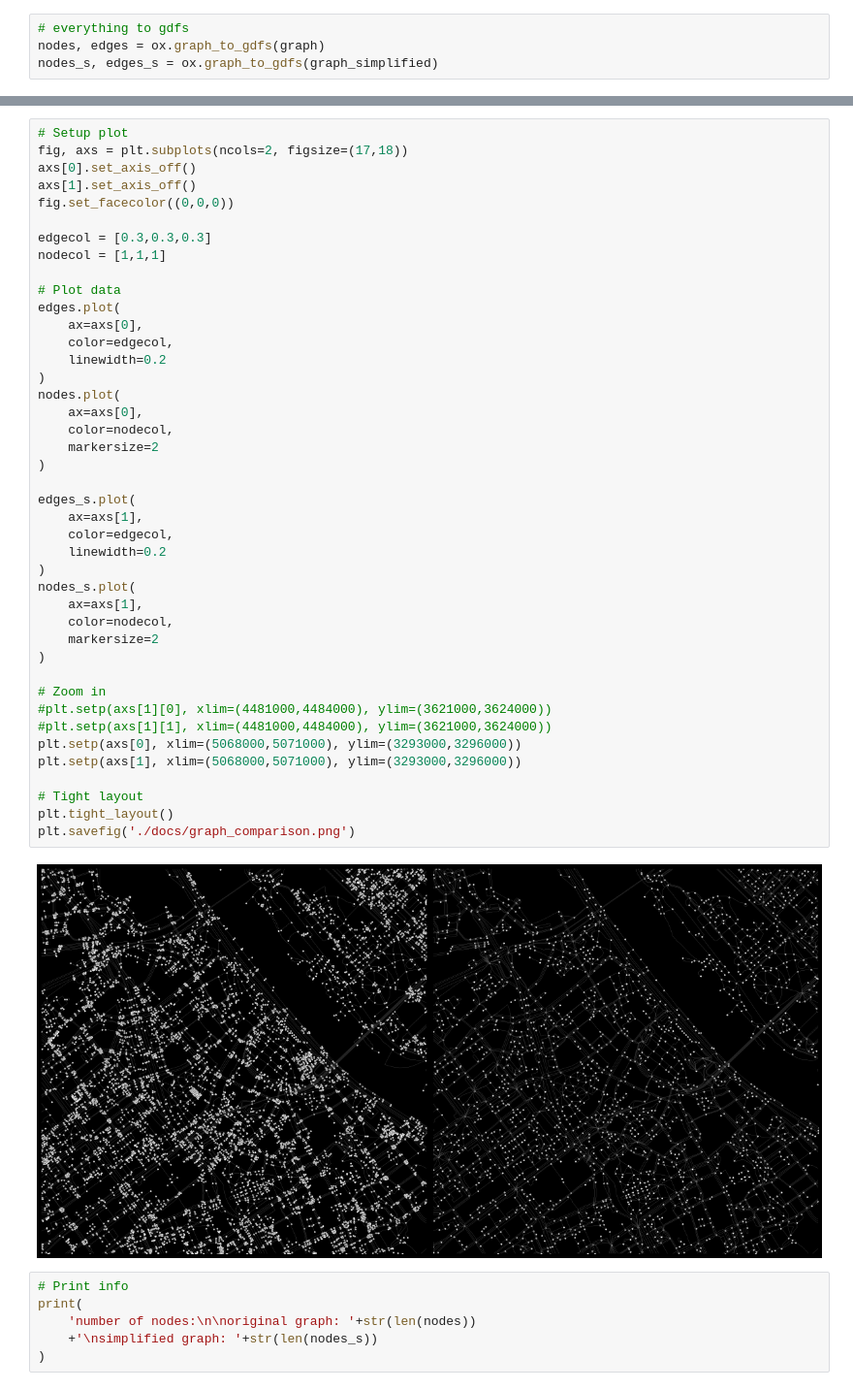
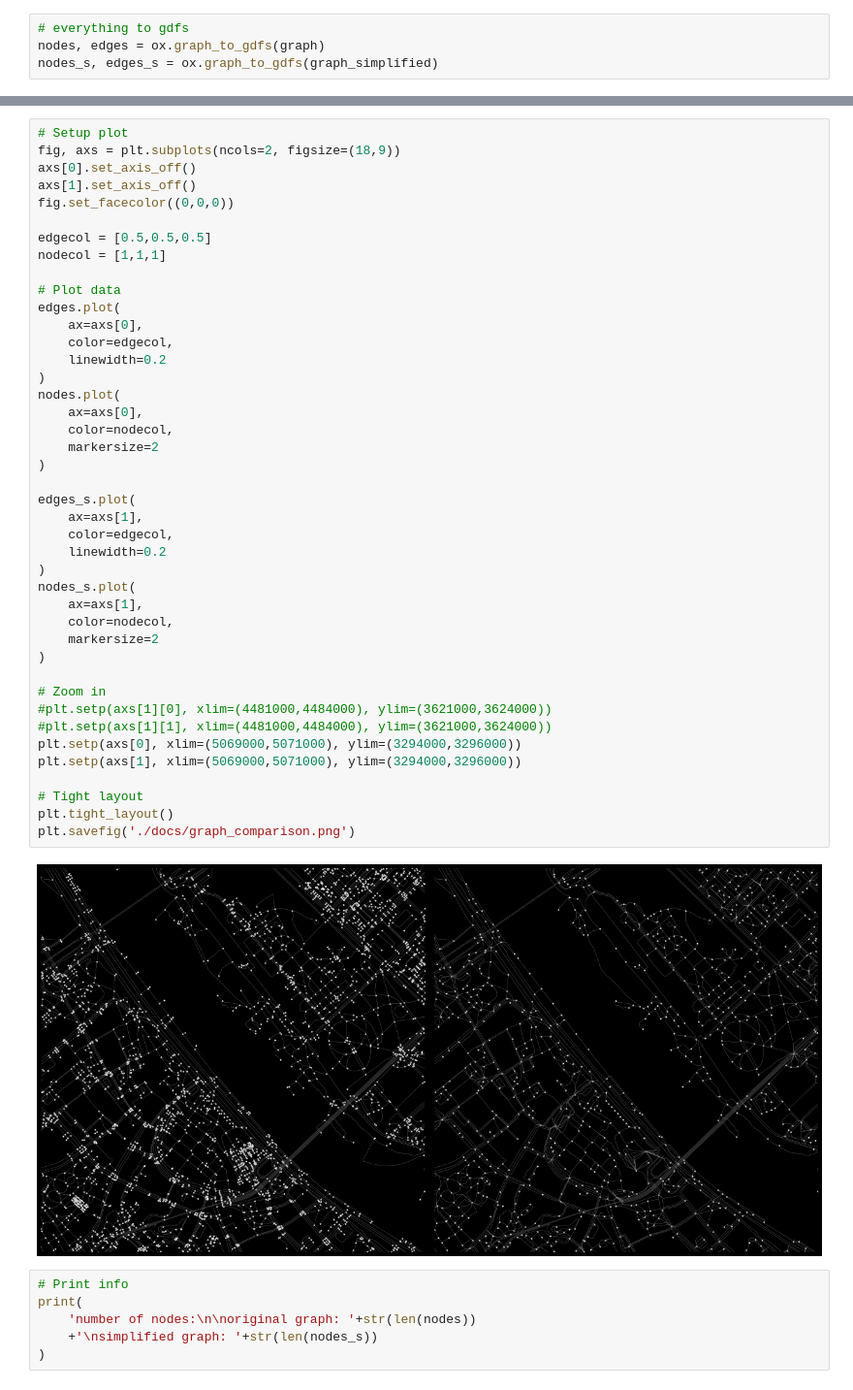
Before and after one commit to eemilhaa/walkability-analysis, a Jupyter notebook: intersection_counts.ipynb, the cells around one changed output, grey strips where cells are left out. Shown at 97% size. Cells and saved outputs as stored; diff of their text form.

Commit message:
new plots

```diff
--- a/intersection_counts.ipynb
+++ b/intersection_counts.ipynb
@@ -80,48 +80,48 @@ plt.savefig('./docs/graph_overview.png')
 [figure]
 # %%
 # Setup plot
-fig, axs = plt.subplots(ncols=2, figsize=(17,18))
+fig, axs = plt.subplots(ncols=2, figsize=(18,9))
 axs[0].set_axis_off()
 axs[1].set_axis_off()
 fig.set_facecolor((0,0,0))
 
-edgecol = [0.3,0.3,0.3]
+edgecol = [0.5,0.5,0.5]
 nodecol = [1,1,1]
 
 # Plot data
 edges.plot(
     ax=axs[0],
     color=edgecol,
     linewidth=0.2
 )
 nodes.plot(
     ax=axs[0],
     color=nodecol,
     markersize=2
 )
 
 edges_s.plot(
     ax=axs[1],
     color=edgecol,
     linewidth=0.2
 )
 nodes_s.plot(
     ax=axs[1],
     color=nodecol,
     markersize=2
 )
 
 # Zoom in
 #plt.setp(axs[1][0], xlim=(4481000,4484000), ylim=(3621000,3624000))
 #plt.setp(axs[1][1], xlim=(4481000,4484000), ylim=(3621000,3624000))
-plt.setp(axs[0], xlim=(5068000,5071000), ylim=(3293000,3296000))
-plt.setp(axs[1], xlim=(5068000,5071000), ylim=(3293000,3296000))
+plt.setp(axs[0], xlim=(5069000,5071000), ylim=(3294000,3296000))
+plt.setp(axs[1], xlim=(5069000,5071000), ylim=(3294000,3296000))
 
 # Tight layout
 plt.tight_layout()
 plt.savefig('./docs/graph_comparison.png')
 # %% [output]
-[figure, old version]
+[figure, new version]
 # %%
 # Print info
 print(
```
Also changed, not shown: parts of 1 cell of this notebook, 2 other files.
